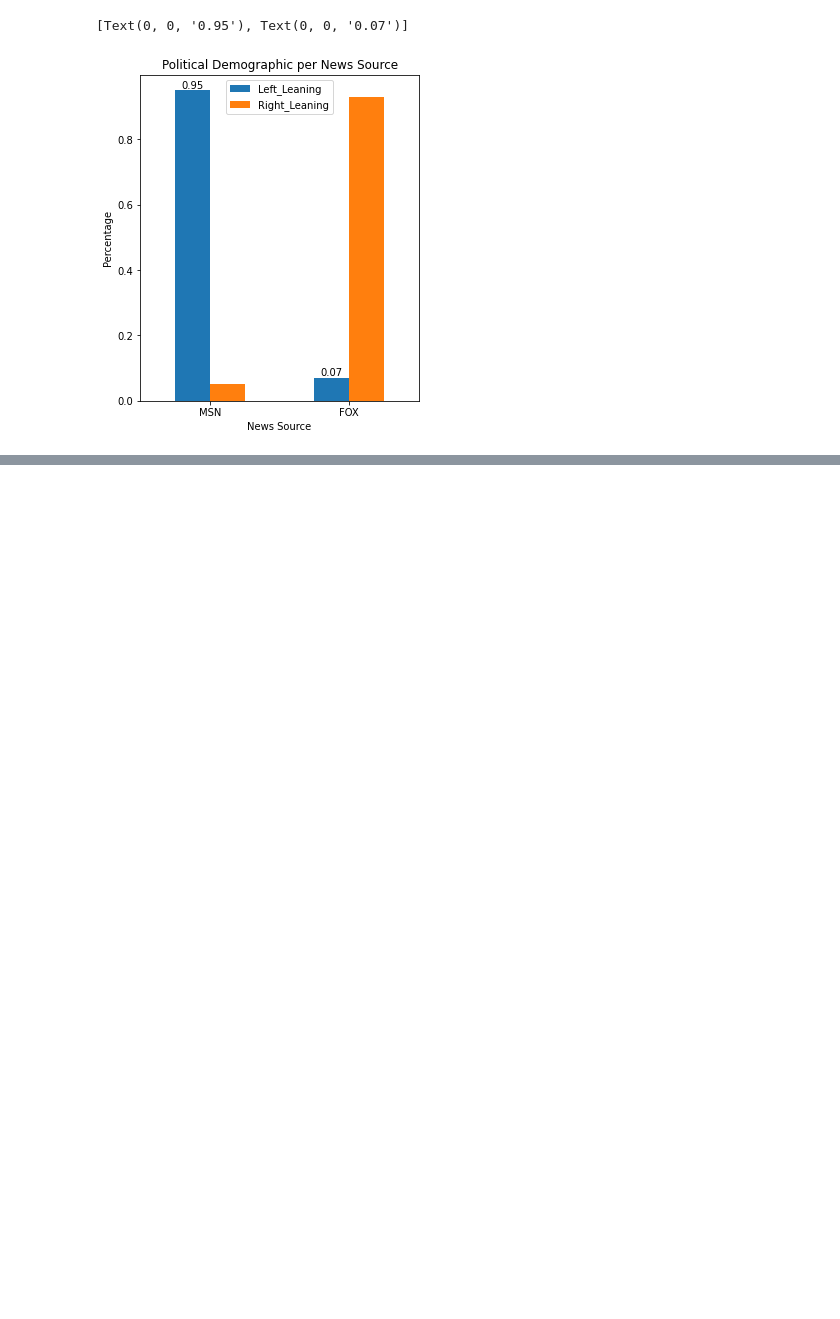
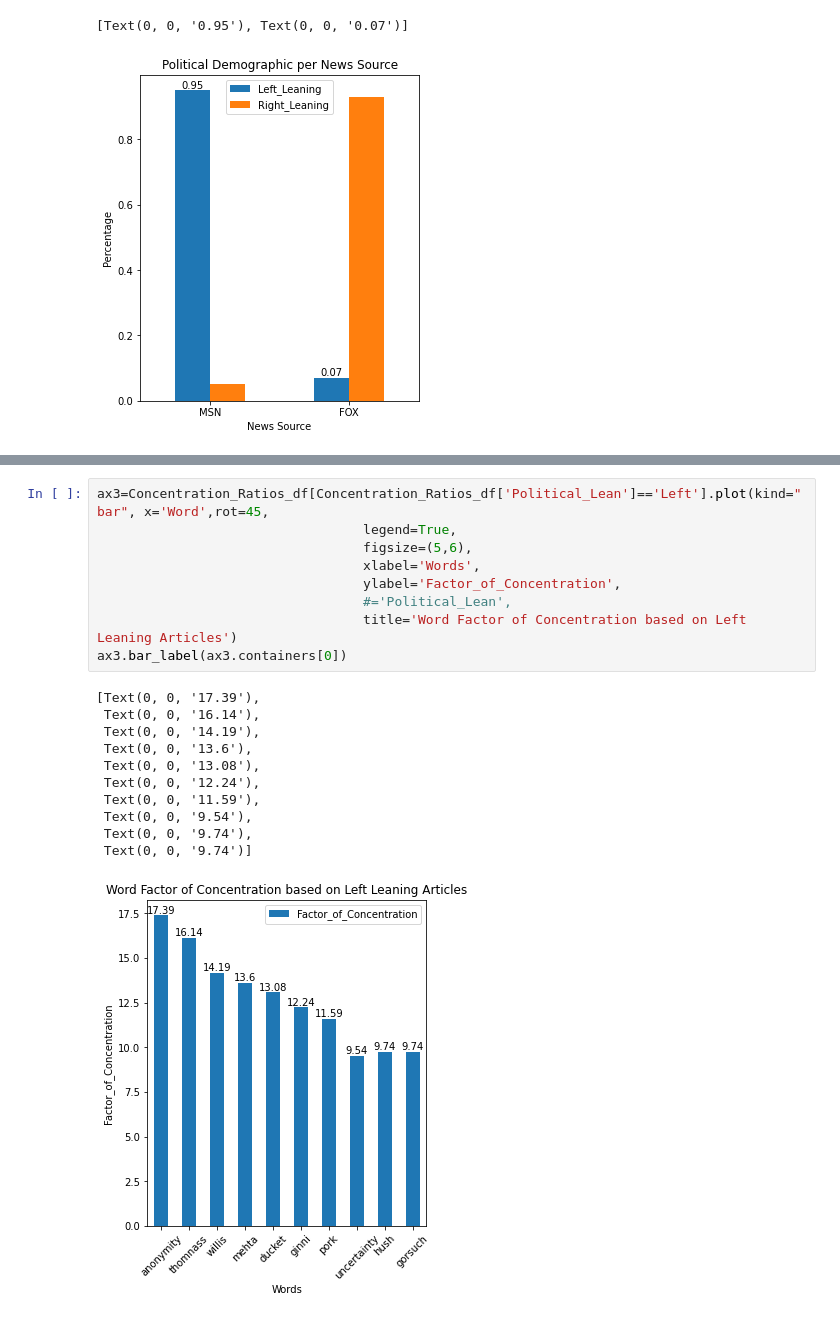
Before and after one commit to fausa/Bias_Detection_in_Journalism, a Jupyter notebook: deliverables/ADS509_FausA_PREPROCESS_EDA_MODELING.ipynb, the cells around one changed output, grey strips where cells are left out. Cells and saved outputs as stored; diff of their text form; blank space fills up the shorter version.

```diff
--- a/deliverables/ADS509_FausA_PREPROCESS_EDA_MODELING.ipynb
+++ b/deliverables/ADS509_FausA_PREPROCESS_EDA_MODELING.ipynb
@@ -1519,0 +1564,21 @@ ax2.bar_label(ax2.containers[0])
+# %%
+ax3=Concentration_Ratios_df[Concentration_Ratios_df['Political_Lean']=='Left'].plot(kind="bar", x='Word',rot=45,
+                                  legend=True,
+                                  figsize=(5,6),
+                                  xlabel='Words',
+                                  ylabel='Factor_of_Concentration',
+                                  #='Political_Lean',
+                                  title='Word Factor of Concentration based on Left Leaning Articles')
+ax3.bar_label(ax3.containers[0])
+# %% [output]
+[Text(0, 0, '17.39'),
+ Text(0, 0, '16.14'),
+ Text(0, 0, '14.19'),
+ Text(0, 0, '13.6'),
+ Text(0, 0, '13.08'),
+ Text(0, 0, '12.24'),
+ Text(0, 0, '11.59'),
+ Text(0, 0, '9.54'),
+ Text(0, 0, '9.74'),
+ Text(0, 0, '9.74')]
+[figure, added]
```
Also changed, not shown: parts of 5 cells of this notebook.
